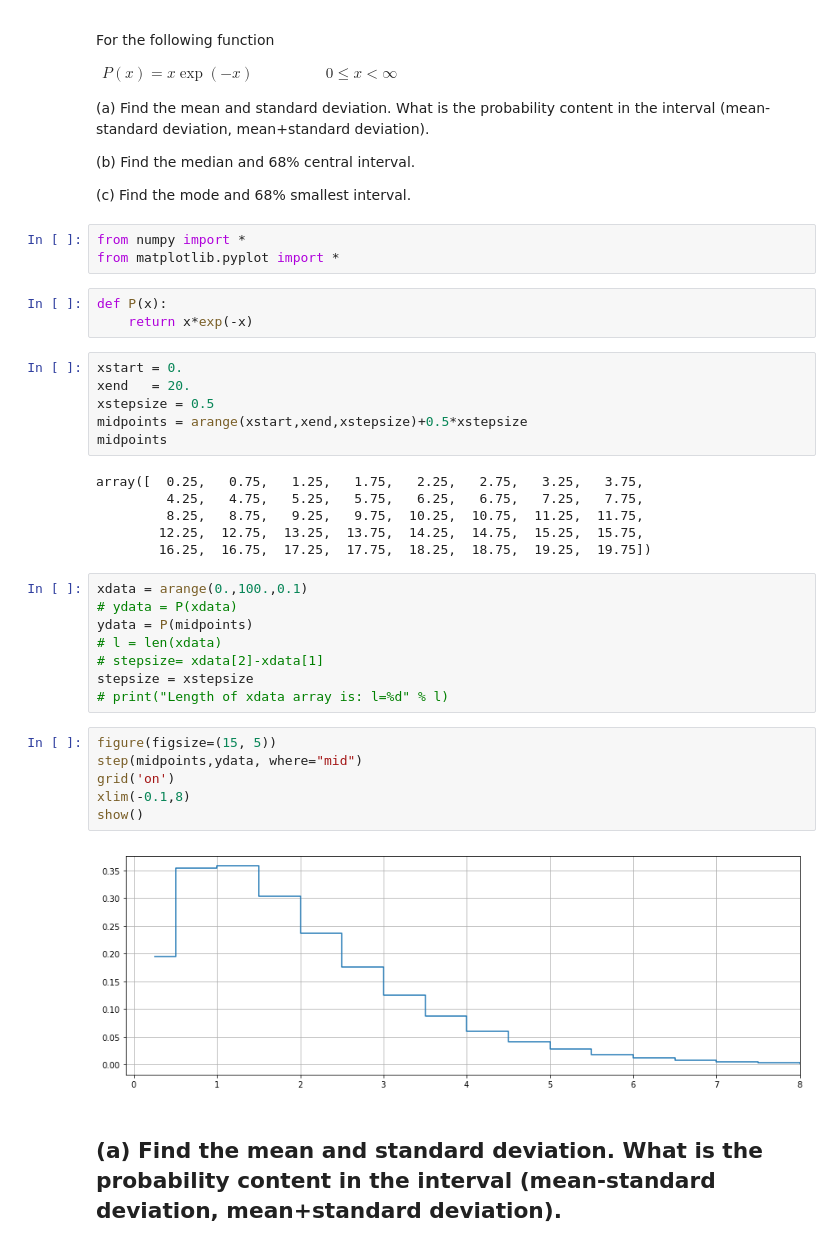
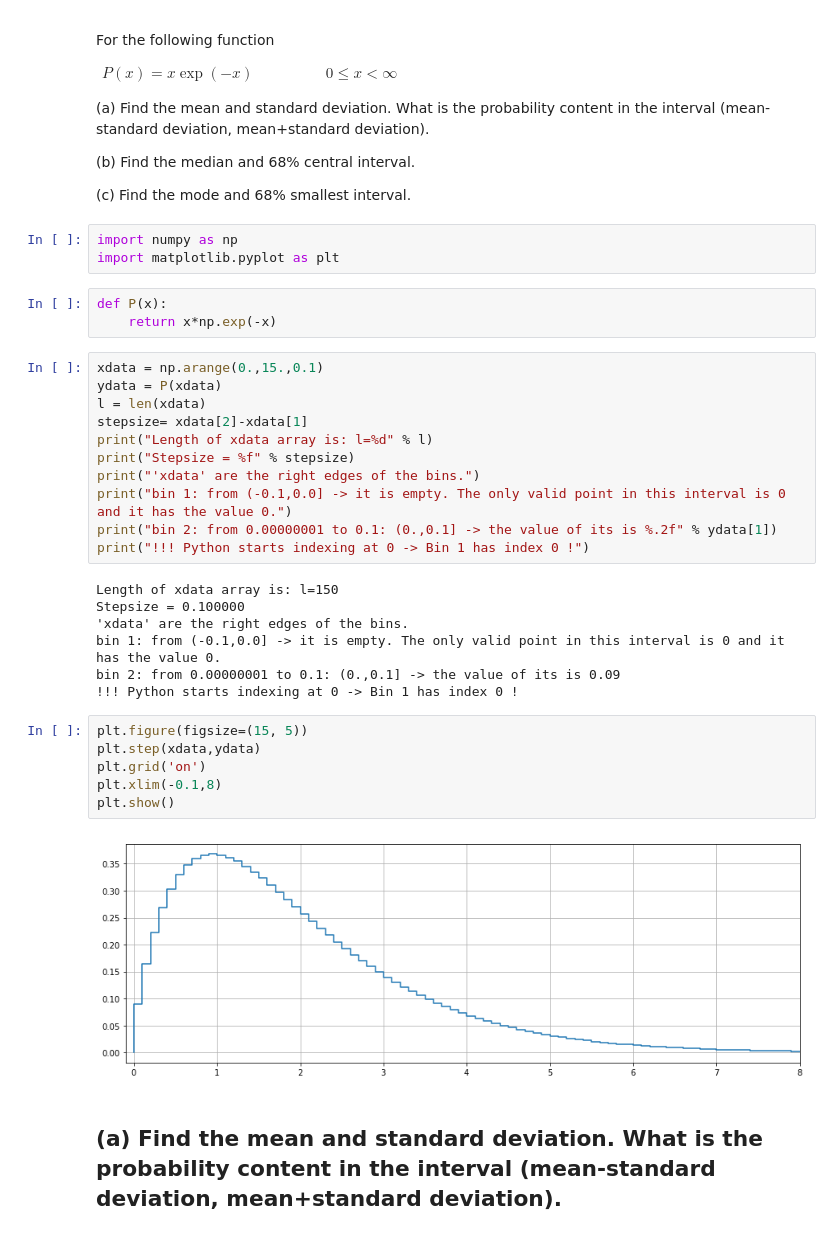
Before and after one commit to schustermartin/data_analysis_tutorium, a Jupyter notebook: Exercises/Chapter_02/Ch02_Ex08.ipynb, the cells around one changed output. Saved outputs shown, nothing was run; the diff lists cells and outputs as text.

```diff
--- a/Exercises/Chapter_02/Ch02_Ex08.ipynb
+++ b/Exercises/Chapter_02/Ch02_Ex08.ipynb
@@ -13,39 +13,37 @@ P(x)=x\exp(-x)  \hspace{2cm}  0\leq x < \infty
 
 (c) Find the mode and 68% smallest interval.
 # %%
-from numpy import *
-from matplotlib.pyplot import *
+import numpy as np
+import matplotlib.pyplot as plt
 # %%
 def P(x):
-    return x*exp(-x)
+    return x*np.exp(-x)
-# %%
-xstart = 0.
-xend   = 20.
-xstepsize = 0.5
-midpoints = arange(xstart,xend,xstepsize)+0.5*xstepsize
-midpoints
-# %% [output]
-array([  0.25,   0.75,   1.25,   1.75,   2.25,   2.75,   3.25,   3.75,
-         4.25,   4.75,   5.25,   5.75,   6.25,   6.75,   7.25,   7.75,
-         8.25,   8.75,   9.25,   9.75,  10.25,  10.75,  11.25,  11.75,
-        12.25,  12.75,  13.25,  13.75,  14.25,  14.75,  15.25,  15.75,
-        16.25,  16.75,  17.25,  17.75,  18.25,  18.75,  19.25,  19.75])
-# %%
-xdata = arange(0.,100.,0.1)
-# ydata = P(xdata)
-ydata = P(midpoints)
-# l = len(xdata)
-# stepsize= xdata[2]-xdata[1]
-stepsize = xstepsize
-# print("Length of xdata array is: l=%d" % l)
+# %%
+xdata = np.arange(0.,15.,0.1)
+ydata = P(xdata)
+l = len(xdata)
+stepsize= xdata[2]-xdata[1]
+print("Length of xdata array is: l=%d" % l)
+print("Stepsize = %f" % stepsize)
+print("'xdata' are the right edges of the bins.")
+print("bin 1: from (-0.1,0.0] -> it is empty. The only valid point in this interval is 0 and it has the value 0.")
+print("bin 2: from 0.00000001 to 0.1: (0.,0.1] -> the value of its is %.2f" % ydata[1])
+print("!!! Python starts indexing at 0 -> Bin 1 has index 0 !")
+# %% [output]
+Length of xdata array is: l=150
+Stepsize = 0.100000
+'xdata' are the right edges of the bins.
+bin 1: from (-0.1,0.0] -> it is empty. The only valid point in this interval is 0 and it has the value 0.
+bin 2: from 0.00000001 to 0.1: (0.,0.1] -> the value of its is 0.09
+!!! Python starts indexing at 0 -> Bin 1 has index 0 !
 # %%
-figure(figsize=(15, 5))
-step(midpoints,ydata, where="mid")
-grid('on')
-xlim(-0.1,8)
-show()
+plt.figure(figsize=(15, 5))
+plt.step(xdata,ydata)
+plt.grid('on')
+plt.xlim(-0.1,8)
+plt.show()
 # %% [output]
-[figure, old version]
+[figure, new version]
 # %% [markdown]
 ## (a) Find the mean and standard deviation. What is the probability content in the interval (mean-standard deviation, mean+standard deviation).
 # %%
```
Also changed, not shown: parts of 21 cells of this notebook.
